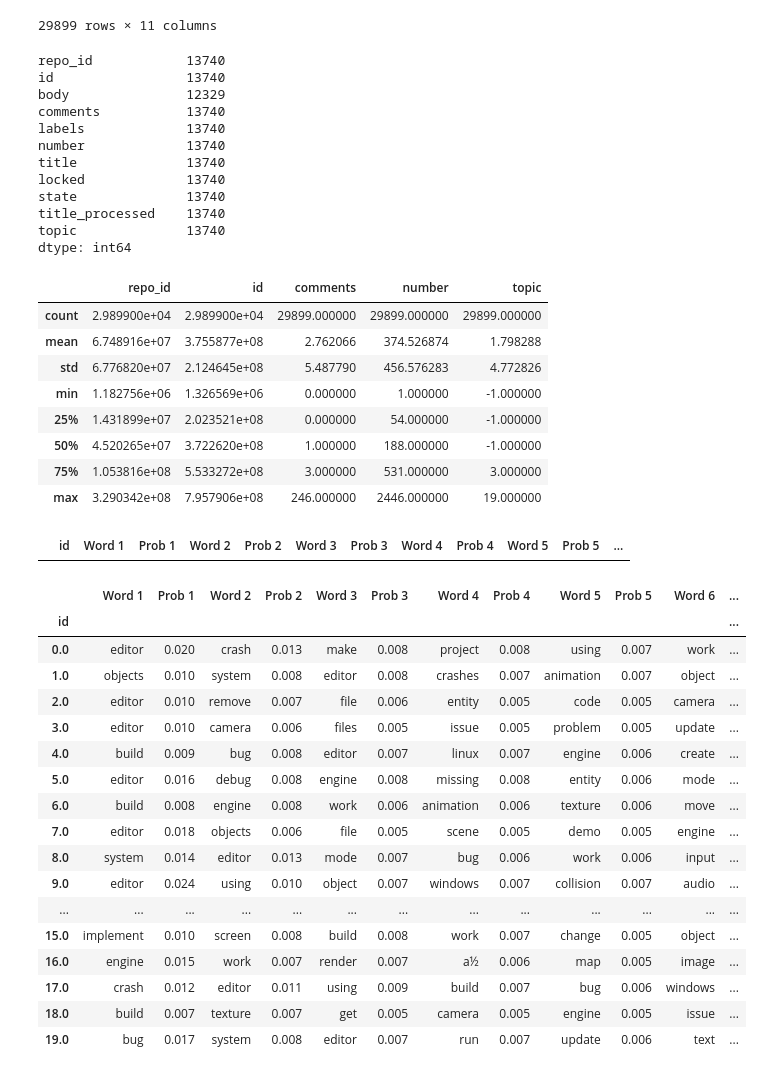
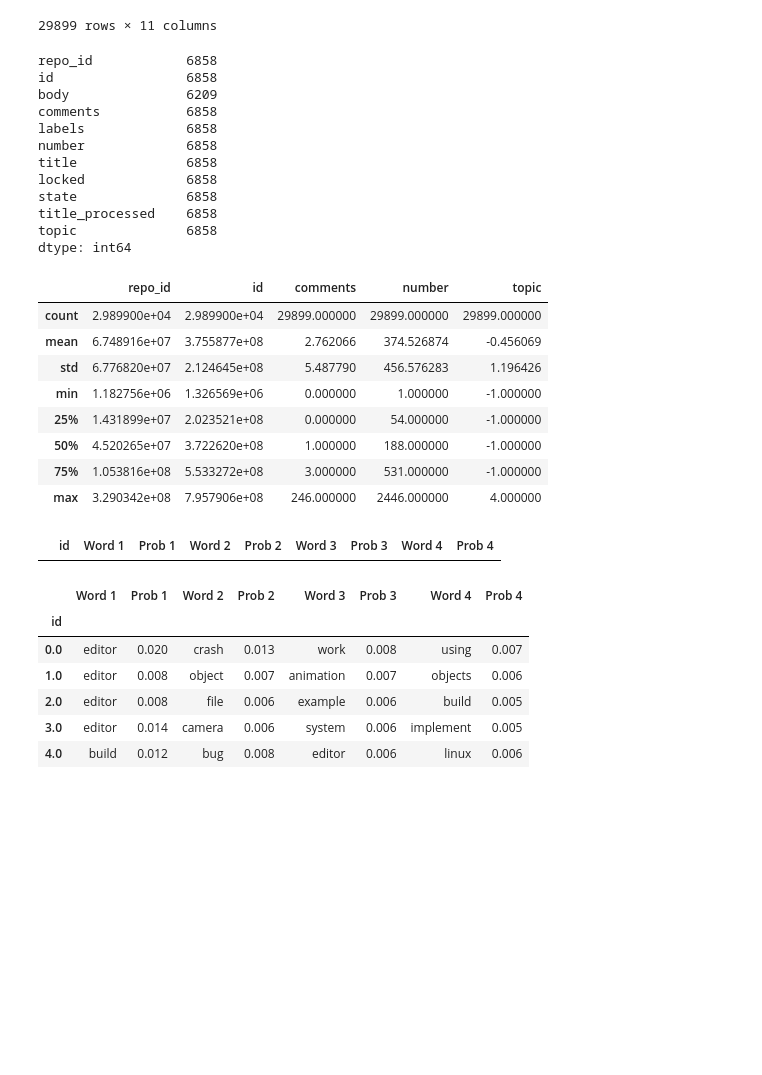
Before and after one commit to GabrielBG0/Mineracao-Repositorios, a Jupyter notebook: topicExtraction.ipynb, the cells around one changed output. Saved outputs shown, nothing was run; the diff lists cells and outputs as text; code cells hidden in the pictures; blank space fills up the shorter version.

```diff
--- a/topicExtraction.ipynb
+++ b/topicExtraction.ipynb
@@ -97,7 +97,7 @@ print(corpus[:1][0][:30])
 [(0, 1), (1, 1), (2, 1), (3, 1), (4, 1), (5, 1)]
 # %%
 from pprint import pprint
-num_topics = 20
+num_topics = 5
 lda_model = gensim.models.LdaMulticore(corpus=corpus,
                                        id2word=id2word,
                                        num_topics=num_topics, random_state=162526)
@@ -165,4 +165,4 @@ topic
 # %%
-for i in lda_model.show_topics(num_topics=1, num_words=6):
+for i in lda_model.show_topics(num_topics=1, num_words=4):
     print(i)
 # %% [output]
@@ -183,6 +183,6 @@ lda_model.get_topic_terms(1)
 # %%
 topics = []
-for i in lda_model.show_topics(num_topics=num_topics, num_words=6):
+for i in lda_model.show_topics(num_topics=num_topics, num_words=4):
     aux = i[1].split('+')
     topic = []
     for j in aux:
@@ -239,68 +239,55 @@ issues
 # %%
 issues.query('topic != -1').count()
 # %% [output]
-repo_id            13740
-id                 13740
-body               12329
-comments           13740
-labels             13740
-number             13740
-title              13740
-locked             13740
-state              13740
-title_processed    13740
-topic              13740
+repo_id            6858
+id                 6858
+body               6209
+comments           6858
+labels             6858
+number             6858
+title              6858
+locked             6858
+state              6858
+title_processed    6858
+topic              6858
 dtype: int64
 # %%
 issues.describe()
 # %% [output]
 |  | repo_id | id | comments | number | topic |
 | count | 2.989900e+04 | 2.989900e+04 | 29899.000000 | 29899.000000 | 29899.000000 |
-| mean | 6.748916e+07 | 3.755877e+08 | 2.762066 | 374.526874 | 1.798288 |
-| std | 6.776820e+07 | 2.124645e+08 | 5.487790 | 456.576283 | 4.772826 |
+| mean | 6.748916e+07 | 3.755877e+08 | 2.762066 | 374.526874 | -0.456069 |
+| std | 6.776820e+07 | 2.124645e+08 | 5.487790 | 456.576283 | 1.196426 |
 | min | 1.182756e+06 | 1.326569e+06 | 0.000000 | 1.000000 | -1.000000 |
 | 25% | 1.431899e+07 | 2.023521e+08 | 0.000000 | 54.000000 | -1.000000 |
 | 50% | 4.520265e+07 | 3.722620e+08 | 1.000000 | 188.000000 | -1.000000 |
-| 75% | 1.053816e+08 | 5.533272e+08 | 3.000000 | 531.000000 | 3.000000 |
-| max | 3.290342e+08 | 7.957906e+08 | 246.000000 | 2446.000000 | 19.000000 |
+| 75% | 1.053816e+08 | 5.533272e+08 | 3.000000 | 531.000000 | -1.000000 |
+| max | 3.290342e+08 | 7.957906e+08 | 246.000000 | 2446.000000 | 4.000000 |
 # %%
 topics = pd.DataFrame({'id': [], 'Word 1': [], 'Prob 1': [], 'Word 2': [], 'Prob 2': [
-], 'Word 3': [], 'Prob 3': [], 'Word 4': [], 'Prob 4': [], 'Word 5': [], 'Prob 5': [], 'Word 6': [], 'Prob 6': []})
+], 'Word 3': [], 'Prob 3': [], 'Word 4': [], 'Prob 4': []})
 topics
 # %% [output]
-|  | id | Word 1 | Prob 1 | Word 2 | Prob 2 | Word 3 | Prob 3 | Word 4 | Prob 4 | Word 5 | Prob 5 | ... |
+|  | id | Word 1 | Prob 1 | Word 2 | Prob 2 | Word 3 | Prob 3 | Word 4 | Prob 4 |
 # %%
-for i in lda_model.show_topics(num_topics=num_topics, num_words=6):
+for i in lda_model.show_topics(num_topics=num_topics, num_words=4):
     words = i[1].split('+')
     words = [j.split('*') for j in words]
     topics = topics.append({'id': int(i[0]), 'Word 1': words[0][1].replace('"', '').replace(' ', ''), 'Prob 1': float(words[0][0].replace(' ', '')),
                             'Word 2': words[1][1].replace('"', '').replace(' ', ''), 'Prob 2': float(words[1][0].replace(' ', '')),
                             'Word 3': words[2][1].replace('"', '').replace(' ', ''), 'Prob 3': float(words[2][0].replace(' ', '')),
-                            'Word 4': words[3][1].replace('"', '').replace(' ', ''), 'Prob 4': float(words[3][0].replace(' ', '')),
-                            'Word 5': words[4][1].replace('"', '').replace(' ', ''), 'Prob 5': float(words[4][0].replace(' ', '')),
-                            'Word 6': words[5][1].replace('"', '').replace(' ', ''), 'Prob 6': float(words[5][0].replace(' ', ''))}, ignore_index=True)
+                            'Word 4': words[3][1].replace('"', '').replace(' ', ''), 'Prob 4': float(words[3][0].replace(' ', ''))}, ignore_index=True)
 
 topics.set_index('id', inplace=True)
 topics
 # %% [output]
-|  | Word 1 | Prob 1 | Word 2 | Prob 2 | Word 3 | Prob 3 | Word 4 | Prob 4 | Word 5 | Prob 5 | Word 6 | ... |
-| id |  |  |  |  |  |  |  |  |  |  |  | ... |
-| 0.0 | editor | 0.020 | crash | 0.013 | make | 0.008 | project | 0.008 | using | 0.007 | work | ... |
-| 1.0 | objects | 0.010 | system | 0.008 | editor | 0.008 | crashes | 0.007 | animation | 0.007 | object | ... |
-| 2.0 | editor | 0.010 | remove | 0.007 | file | 0.006 | entity | 0.005 | code | 0.005 | camera | ... |
-| 3.0 | editor | 0.010 | camera | 0.006 | files | 0.005 | issue | 0.005 | problem | 0.005 | update | ... |
-| 4.0 | build | 0.009 | bug | 0.008 | editor | 0.007 | linux | 0.007 | engine | 0.006 | create | ... |
-| 5.0 | editor | 0.016 | debug | 0.008 | engine | 0.008 | missing | 0.008 | entity | 0.006 | mode | ... |
-| 6.0 | build | 0.008 | engine | 0.008 | work | 0.006 | animation | 0.006 | texture | 0.006 | move | ... |
-| 7.0 | editor | 0.018 | objects | 0.006 | file | 0.005 | scene | 0.005 | demo | 0.005 | engine | ... |
-| 8.0 | system | 0.014 | editor | 0.013 | mode | 0.007 | bug | 0.006 | work | 0.006 | input | ... |
-| 9.0 | editor | 0.024 | using | 0.010 | object | 0.007 | windows | 0.007 | collision | 0.007 | audio | ... |
-| ... | ... | ... | ... | ... | ... | ... | ... | ... | ... | ... | ... | ... |
-| 15.0 | implement | 0.010 | screen | 0.008 | build | 0.008 | work | 0.007 | change | 0.005 | object | ... |
-| 16.0 | engine | 0.015 | work | 0.007 | render | 0.007 | a½ | 0.006 | map | 0.005 | image | ... |
-| 17.0 | crash | 0.012 | editor | 0.011 | using | 0.009 | build | 0.007 | bug | 0.006 | windows | ... |
-| 18.0 | build | 0.007 | texture | 0.007 | get | 0.005 | camera | 0.005 | engine | 0.005 | issue | ... |
-| 19.0 | bug | 0.017 | system | 0.008 | editor | 0.007 | run | 0.007 | update | 0.006 | text | ... |
+|  | Word 1 | Prob 1 | Word 2 | Prob 2 | Word 3 | Prob 3 | Word 4 | Prob 4 |
+| id |  |  |  |  |  |  |  |  |
+| 0.0 | editor | 0.020 | crash | 0.013 | work | 0.008 | using | 0.007 |
+| 1.0 | editor | 0.008 | object | 0.007 | animation | 0.007 | objects | 0.006 |
+| 2.0 | editor | 0.008 | file | 0.006 | example | 0.006 | build | 0.005 |
+| 3.0 | editor | 0.014 | camera | 0.006 | system | 0.006 | implement | 0.005 |
+| 4.0 | build | 0.012 | bug | 0.008 | editor | 0.006 | linux | 0.006 |
 # %%
 topics.describe()
 # %% [output]
```
Also changed, not shown: parts of 7 cells of this notebook, 6 other files.
